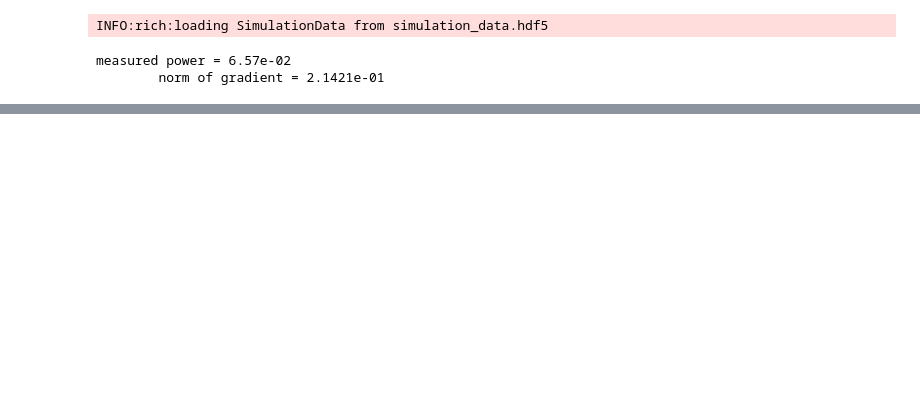
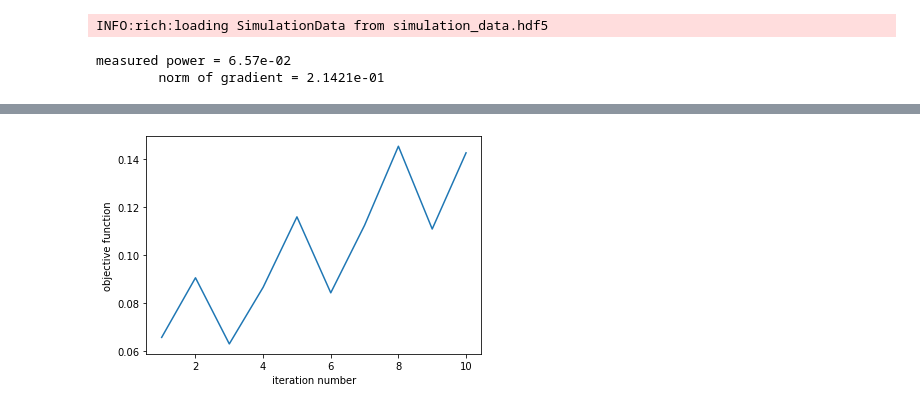
Before and after one commit to flexcompute-readthedocs/tidy3d-docs, a Jupyter notebook: docs/source/notebooks/OptimizeModeConvert.ipynb, the cells around one changed output, grey strips where cells are left out. Cells and saved outputs as stored; diff of their text form; code cells hidden in the pictures; blank space fills up the shorter version.

```diff
--- a/docs/source/notebooks/OptimizeModeConvert.ipynb
+++ b/docs/source/notebooks/OptimizeModeConvert.ipynb
@@ -216,6 +215,8 @@ for step_num in range(num_steps):
 # %%
 plt.plot(range(1, len(Js) + 1), Js)
 plt.xlabel('iteration number')
 plt.ylabel('objective function')
-plt.yscale('log')
+plt.yscale('linear')
 plt.show()
+# %% [output]
+[figure, added]
```
Also changed, not shown: parts of 3 cells of this notebook, 1 other file.
